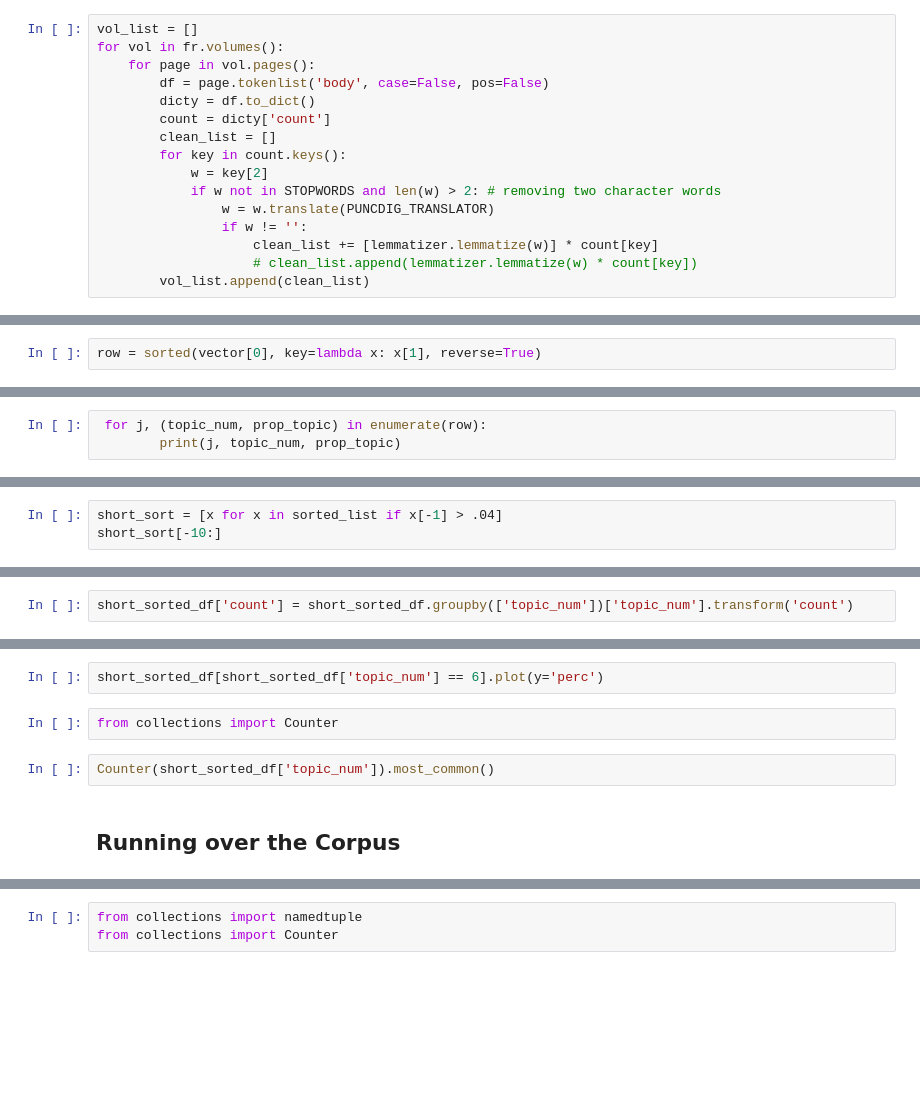
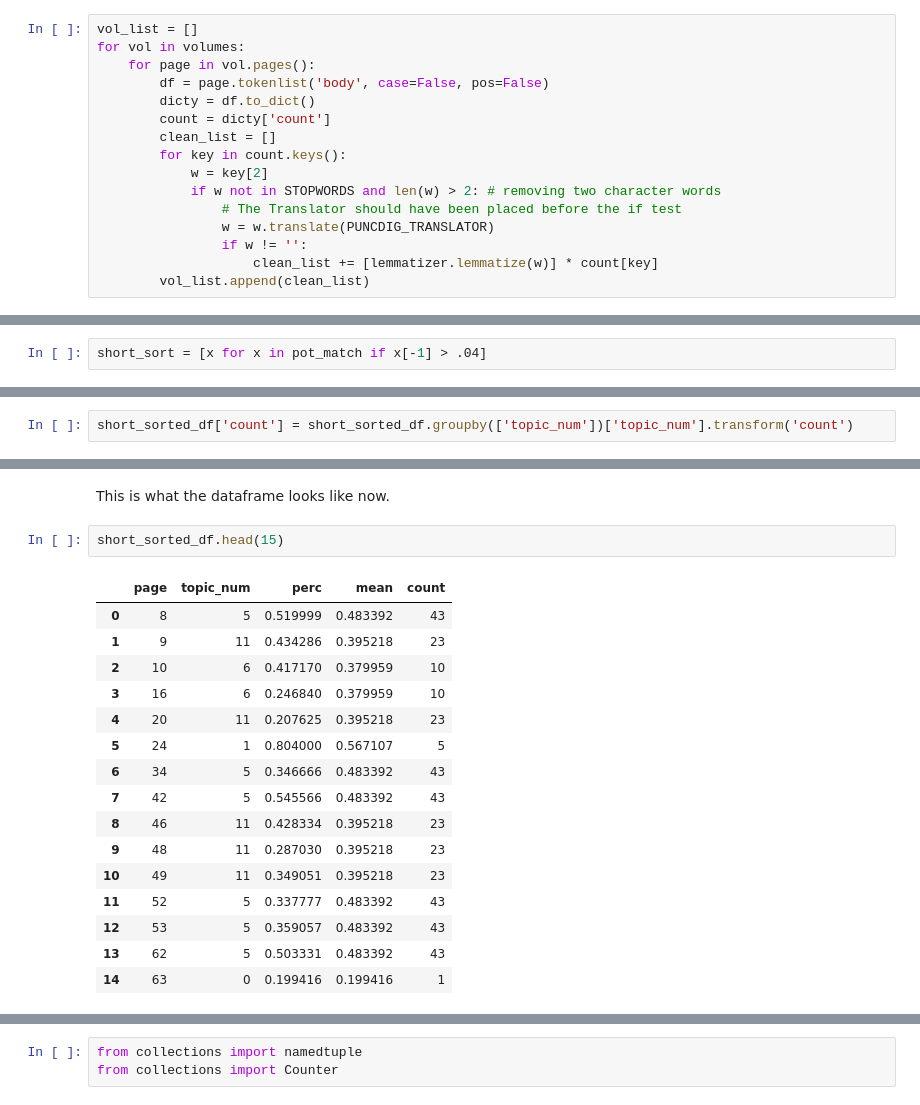
Before and after one commit to efkuehn/topicmodeldiscovery, a Jupyter notebook: notebooks/exploring_hathi_trust.ipynb, the cells around one changed output, grey strips where cells are left out. Drawn from its saved outputs; the diff is of its cells as text; blank space fills up the shorter version.

```diff
--- a/notebooks/exploring_hathi_trust.ipynb
+++ b/notebooks/exploring_hathi_trust.ipynb
@@ -23,6 +38,6 @@ vol.id
 # %%
 vol_list = []
-for vol in fr.volumes():
+for vol in volumes:
     for page in vol.pages():
         df = page.tokenlist('body', case=False, pos=False)
         dicty = df.to_dict()
@@ -31,8 +46,8 @@ for vol in fr.volumes():
         for key in count.keys():
             w = key[2]
             if w not in STOPWORDS and len(w) > 2: # removing two character words
+                # The Translator should have been placed before the if test
                 w = w.translate(PUNCDIG_TRANSLATOR)
                 if w != '':
                     clean_list += [lemmatizer.lemmatize(w)] * count[key]
-                    # clean_list.append(lemmatizer.lemmatize(w) * count[key])
         vol_list.append(clean_list)
@@ -49,2 +89,0 @@ vector[0]
-# %%
-row = sorted(vector[0], key=lambda x: x[1], reverse=True)
@@ -53,3 +89,0 @@ row[0][0]
-# %%
- for j, (topic_num, prop_topic) in enumerate(row):
-        print(j, topic_num, prop_topic)
@@ -72,3 +148,2 @@ sorted_list[-10:]
 # %%
-short_sort = [x for x in sorted_list if x[-1] > .04]
-short_sort[-10:]
+short_sort = [x for x in pot_match if x[-1] > .04]
@@ -87,8 +188,21 @@ short_sorted_df.groupby(['topic_num']).mean()
-# %%
-short_sorted_df[short_sorted_df['topic_num'] == 6].plot(y='perc')
-# %%
-from collections import Counter
-# %%
-Counter(short_sorted_df['topic_num']).most_common()
-# %% [markdown]
-## Running over the Corpus
+# %% [markdown]
+This is what the dataframe looks like now.
+# %%
+short_sorted_df.head(15)
+# %% [output]
+|  | page | topic_num | perc | mean | count |
+| 0 | 8 | 5 | 0.519999 | 0.483392 | 43 |
+| 1 | 9 | 11 | 0.434286 | 0.395218 | 23 |
+| 2 | 10 | 6 | 0.417170 | 0.379959 | 10 |
+| 3 | 16 | 6 | 0.246840 | 0.379959 | 10 |
+| 4 | 20 | 11 | 0.207625 | 0.395218 | 23 |
+| 5 | 24 | 1 | 0.804000 | 0.567107 | 5 |
+| 6 | 34 | 5 | 0.346666 | 0.483392 | 43 |
+| 7 | 42 | 5 | 0.545566 | 0.483392 | 43 |
+| 8 | 46 | 11 | 0.428334 | 0.395218 | 23 |
+| 9 | 48 | 11 | 0.287030 | 0.395218 | 23 |
+| 10 | 49 | 11 | 0.349051 | 0.395218 | 23 |
+| 11 | 52 | 5 | 0.337777 | 0.483392 | 43 |
+| 12 | 53 | 5 | 0.359057 | 0.483392 | 43 |
+| 13 | 62 | 5 | 0.503331 | 0.483392 | 43 |
+| 14 | 63 | 0 | 0.199416 | 0.199416 | 1 |
```
Also changed, not shown: parts of 55 cells of this notebook, 1 other file.
